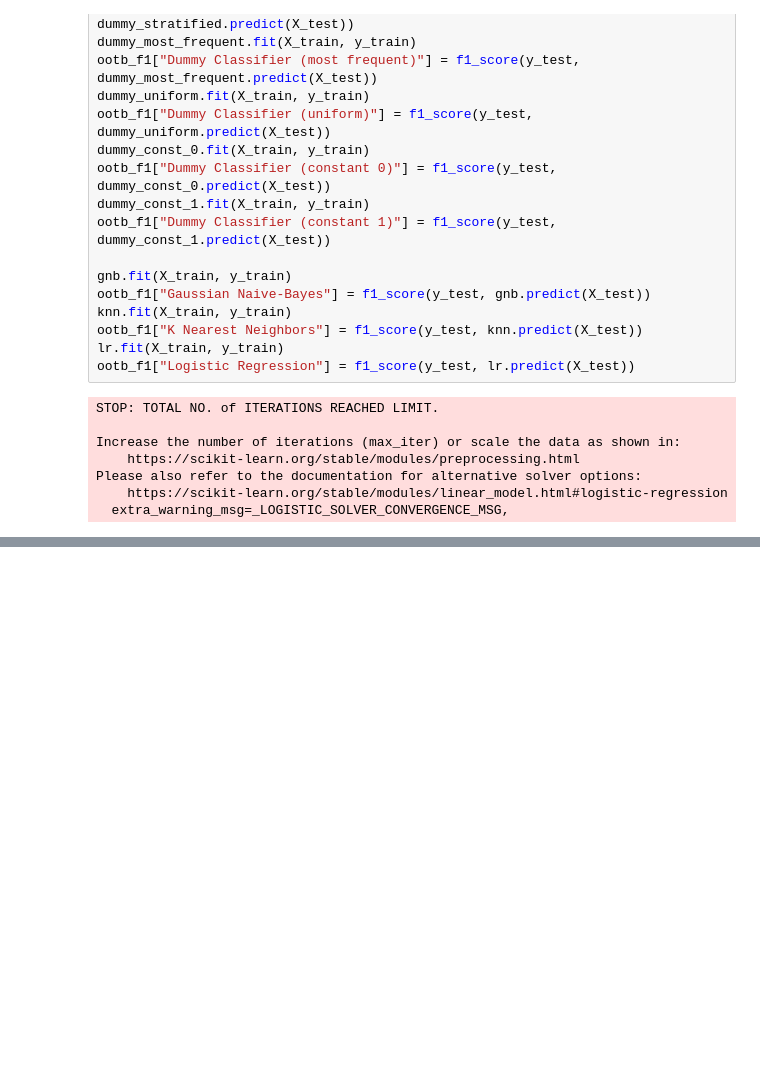
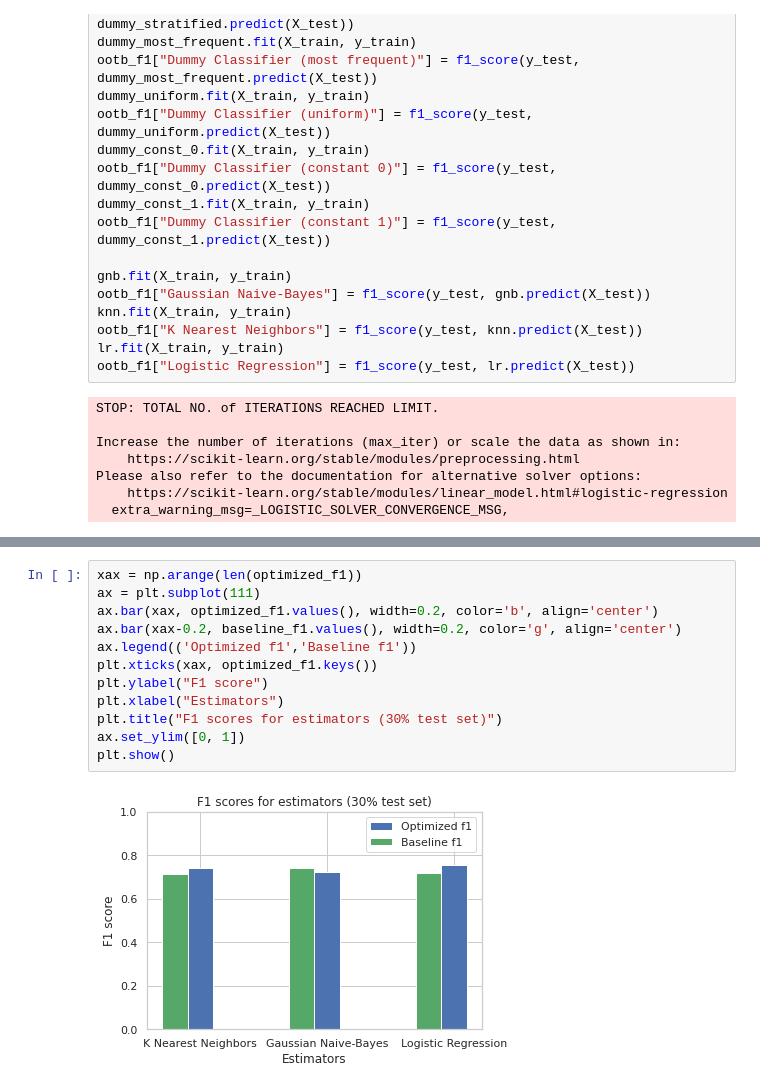
Before and after one commit to michalakos/neural-networks-ntua, a Jupyter notebook: NN_Lab1.ipynb, the cells around one changed output, grey strips where cells are left out. Saved outputs shown, nothing was run; the diff lists cells and outputs as text; blank space fills up the shorter version.

```diff
--- a/NN_Lab1.ipynb
+++ b/NN_Lab1.ipynb
@@ -310,0 +525,14 @@ print(ootb_f1)
+# %%
+xax = np.arange(len(optimized_f1))
+ax = plt.subplot(111)
+ax.bar(xax, optimized_f1.values(), width=0.2, color='b', align='center')
+ax.bar(xax-0.2, baseline_f1.values(), width=0.2, color='g', align='center')
+ax.legend(('Optimized f1','Baseline f1'))
+plt.xticks(xax, optimized_f1.keys())
+plt.ylabel("F1 score")
+plt.xlabel("Estimators")
+plt.title("F1 scores for estimators (30% test set)")
+ax.set_ylim([0, 1])
+plt.show()
+# %% [output]
+[figure, added]
```
Also changed, not shown: parts of 47 cells of this notebook.
